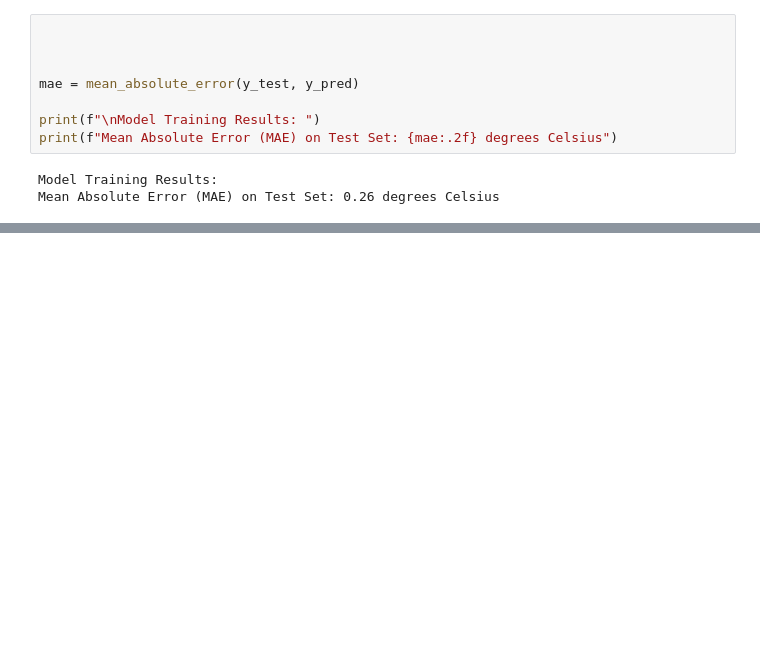
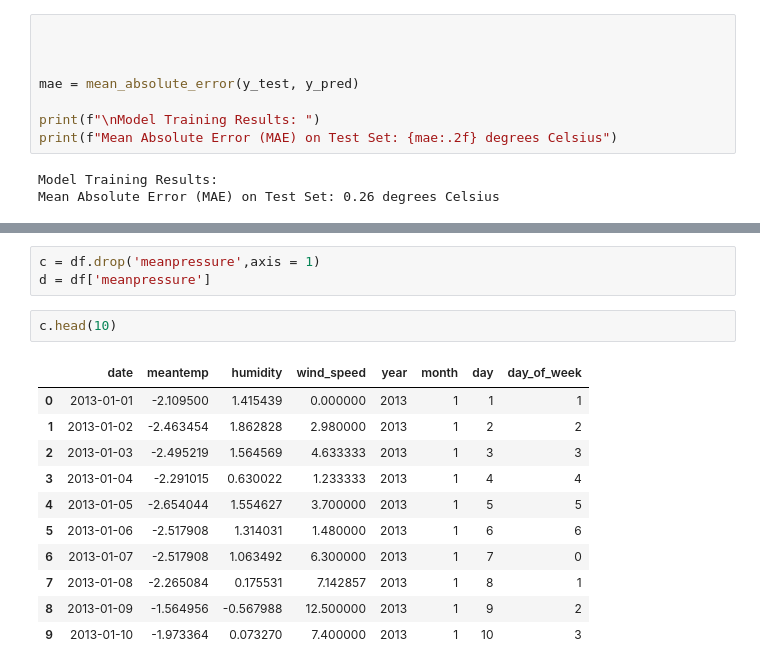
Before and after one commit to harishraj2108/prediction--project, a Jupyter notebook: climate_prediction.ipynb, the cells around one changed output, grey strips where cells are left out. Saved outputs shown, nothing was run; the diff lists cells and outputs as text; blank space fills up the shorter version.

```diff
--- a/climate_prediction.ipynb
+++ b/climate_prediction.ipynb
@@ -227,0 +404,17 @@ Mean Absolute Error (MAE) on Test Set: 0.26 degrees Celsius
+# %%
+c = df.drop('meanpressure',axis = 1)
+d = df['meanpressure']
+# %%
+c.head(10)
+# %% [output]
+|  | date | meantemp | humidity | wind_speed | year | month | day | day_of_week |
+| 0 | 2013-01-01 | -2.109500 | 1.415439 | 0.000000 | 2013 | 1 | 1 | 1 |
+| 1 | 2013-01-02 | -2.463454 | 1.862828 | 2.980000 | 2013 | 1 | 2 | 2 |
+| 2 | 2013-01-03 | -2.495219 | 1.564569 | 4.633333 | 2013 | 1 | 3 | 3 |
+| 3 | 2013-01-04 | -2.291015 | 0.630022 | 1.233333 | 2013 | 1 | 4 | 4 |
+| 4 | 2013-01-05 | -2.654044 | 1.554627 | 3.700000 | 2013 | 1 | 5 | 5 |
+| 5 | 2013-01-06 | -2.517908 | 1.314031 | 1.480000 | 2013 | 1 | 6 | 6 |
+| 6 | 2013-01-07 | -2.517908 | 1.063492 | 6.300000 | 2013 | 1 | 7 | 0 |
+| 7 | 2013-01-08 | -2.265084 | 0.175531 | 7.142857 | 2013 | 1 | 8 | 1 |
+| 8 | 2013-01-09 | -1.564956 | -0.567988 | 12.500000 | 2013 | 1 | 9 | 2 |
+| 9 | 2013-01-10 | -1.973364 | 0.073270 | 7.400000 | 2013 | 1 | 10 | 3 |
```
Also changed, not shown: parts of 33 cells of this notebook.
